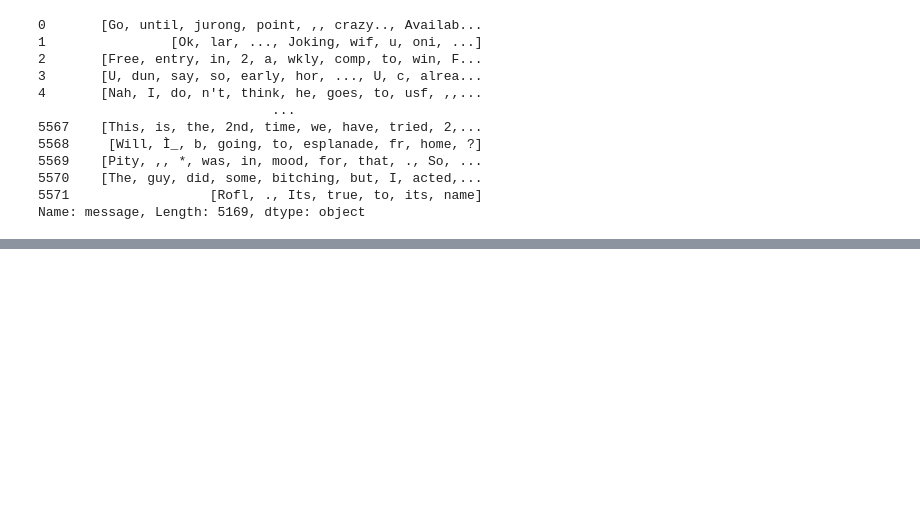
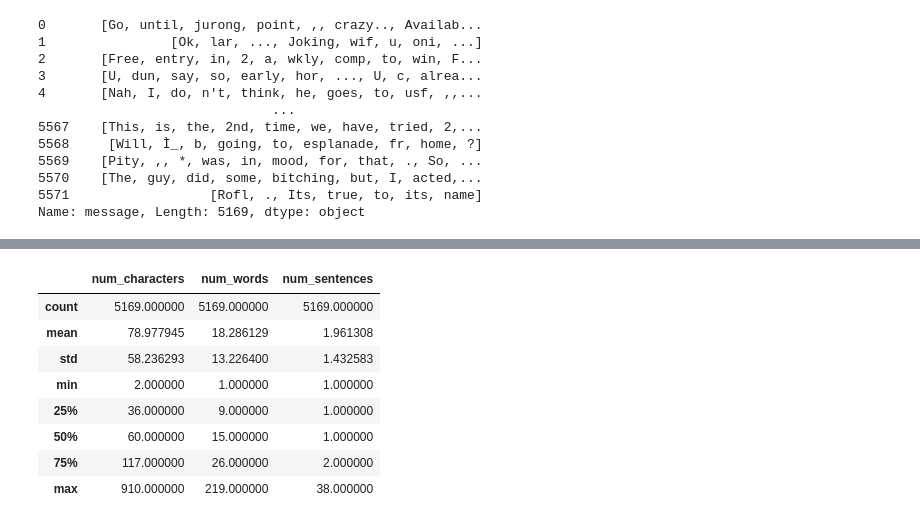
Before and after one commit to RiyaParikh0112/100-Days-of-ML, a Jupyter notebook: sms-spam-classification.ipynb, the cells around one changed output, grey strips where cells are left out. Cells and saved outputs as stored; diff of their text form; code cells hidden in the pictures; blank space fills up the shorter version.

```diff
--- a/sms-spam-classification.ipynb
+++ b/sms-spam-classification.ipynb
@@ -181,0 +216,13 @@ Name: message, Length: 5169, dtype: object
+# %%
+#lets test the describe function on the new 3 columns
+df[['num_characters','num_words','num_sentences']].describe()
+# %% [output]
+|  | num_characters | num_words | num_sentences |
+| count | 5169.000000 | 5169.000000 | 5169.000000 |
+| mean | 78.977945 | 18.286129 | 1.961308 |
+| std | 58.236293 | 13.226400 | 1.432583 |
+| min | 2.000000 | 1.000000 | 1.000000 |
+| 25% | 36.000000 | 9.000000 | 1.000000 |
+| 50% | 60.000000 | 15.000000 | 1.000000 |
+| 75% | 117.000000 | 26.000000 | 2.000000 |
+| max | 910.000000 | 219.000000 | 38.000000 |
```
Also changed, not shown: parts of 8 cells of this notebook.
